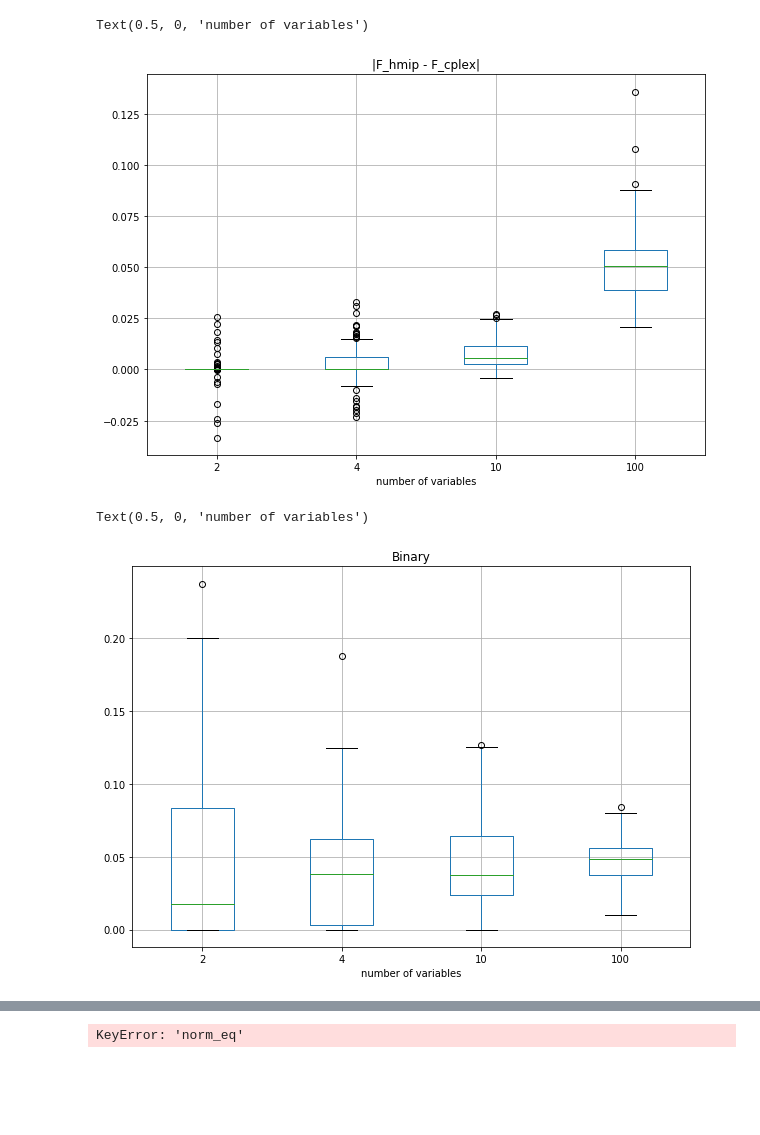
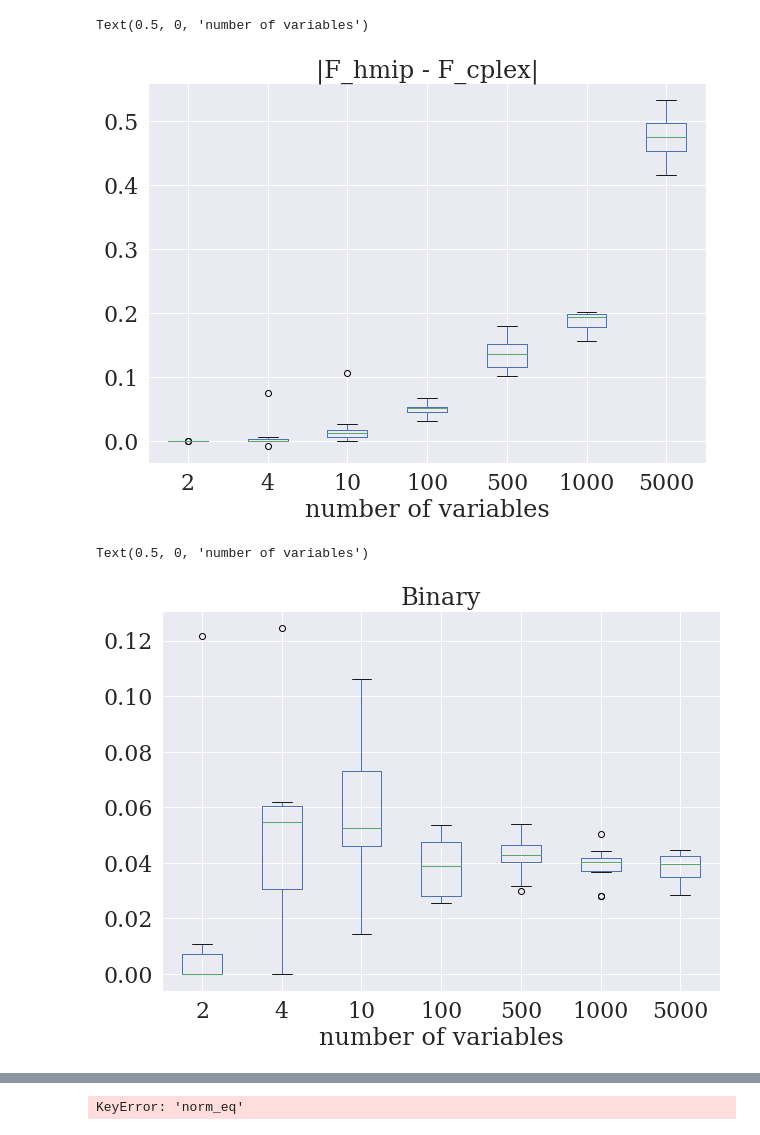
Before and after one commit to mathildebadoual/hmip, a Jupyter notebook: plots_paper.ipynb, the cells around one changed output, grey strips where cells are left out. Saved outputs shown, nothing was run; the diff lists cells and outputs as text; code cells hidden in the pictures; blank space fills up the shorter version.

Commit message:
plots

```diff
--- a/plots_paper.ipynb
+++ b/plots_paper.ipynb
@@ -1,11 +1,22 @@
 # %%
 import pandas as pd
 import numpy as np
+import matplotlib
+%matplotlib inline
+
 import matplotlib.pyplot as plt
 import plotly.graph_objects as go
 
 from plotly.subplots import make_subplots
 import plotly.express as px
+
+import seaborn as sns
+
+a4_dims = (11.7, 8.27)
+# sns.set(font_scale=2, rc={'text.usetex' : True})
+sns.set(font_scale=2)
+sns.set_style("darkgrid", rc={"grid.linewidth": 5})
+sns.set_style({'font.family':'serif', 'font.serif':'Times New Roman', 'font_scale':10})
 # %%
 stats = pd.read_csv('stats_without_constraints.csv')
 stats
@@ -31,6 +42,6 @@ stats
 # %%
 stats = stats[['num_variables', 'f_value', 'f_cplex', 'f_cplex_relax', 't_hmip', 't_cplex', 't_cplex_relax', 'binary', 'activation_function', 'direction_type']]
-stats['diff'] = (stats['f_value'] - stats['f_cplex'])
+stats['diff'] = (stats['f_value'] - stats['f_cplex']) / stats['num_variables']
 stats
 # %% [output]
 A value is trying to be set on a copy of a slice from a DataFrame.
@@ -58,30 +82,35 @@ See the caveats in the documentation: http://pandas.pydata.org/pandas-docs/stabl
 # %%
-# stats_1 = stats[(stats['activation_function'] == 'pwl') & (stats['direction_type'] == 'binary')]
-stats_1 = stats
+stats_1 = stats[stats['direction_type'] == 'binary']
 # %%
 stats_new = pd.DataFrame()
-stats_new['2'] = stats_1[stats_1['num_variables'] == 2]['diff'].values / 2
-stats_new['4'] = stats_1[stats_1['num_variables'] == 4]['diff'].values / 4
-stats_new['10'] = stats_1[stats_1['num_variables'] == 10]['diff'].values / 10
-stats_new['100'] = stats_1[stats_1['num_variables'] == 100]['diff'].values / 100
+stats_new['2'] = stats_1[stats_1['num_variables'] == 2]['diff'].values
+stats_new['4'] = stats_1[stats_1['num_variables'] == 4]['diff'].values
+stats_new['10'] = stats_1[stats_1['num_variables'] == 10]['diff'].values
+stats_new['100'] = stats_1[stats_1['num_variables'] == 100]['diff'].values
+stats_new['500'] = stats_1[stats_1['num_variables'] == 500]['diff'].values
+stats_new['1000'] = stats_1[stats_1['num_variables'] == 1000]['diff'].values
+stats_new['5000'] = stats_1[stats_1['num_variables'] == 5000]['diff'].values
 
 stats_new.plot.box(figsize=(10, 7), grid=True, title='|F_hmip - F_cplex|')
 plt.xlabel('number of variables')
 # %% [output]
 Text(0.5, 0, 'number of variables')
-[figure, old version]
+[figure, new version]
 # %%
 stats_new = pd.DataFrame()
 stats_new[2] = stats_1[stats_1['num_variables'] == 2]['binary'].values / 2
 stats_new[4] = stats_1[stats_1['num_variables'] == 4]['binary'].values / 4
 stats_new[10] = stats_1[stats_1['num_variables'] == 10]['binary'].values / 10
 stats_new[100] = stats_1[stats_1['num_variables'] == 100]['binary'].values / 100
+stats_new['500'] = stats_1[stats_1['num_variables'] == 500]['binary'].values / 500
+stats_new['1000'] = stats_1[stats_1['num_variables'] == 1000]['binary'].values / 1000
+stats_new['5000'] = stats_1[stats_1['num_variables'] == 5000]['binary'].values / 5000
 
 stats_new.plot.box(figsize=(10, 7), grid=True, title='Binary')
 plt.xlabel('number of variables')
 # %% [output]
 Text(0.5, 0, 'number of variables')
-[figure, old version]
+[figure, new version]
 # %%
 time_hmip = {}
 time_hmip[2] = stats_1[stats_1['num_variables'] == 2]['t_hmip'].values.mean()
```
Also changed, not shown: parts of 7 cells of this notebook.
